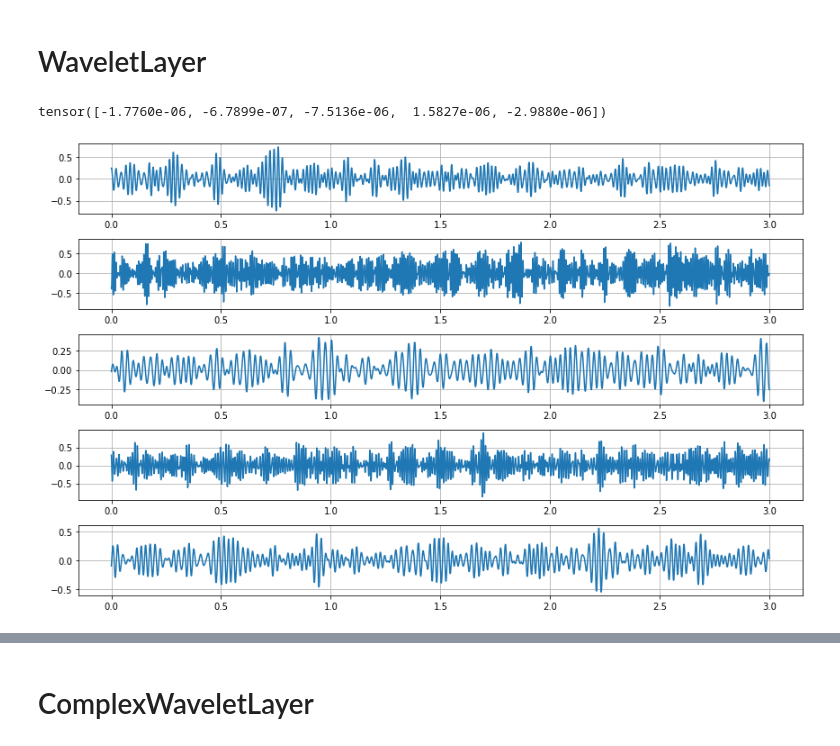
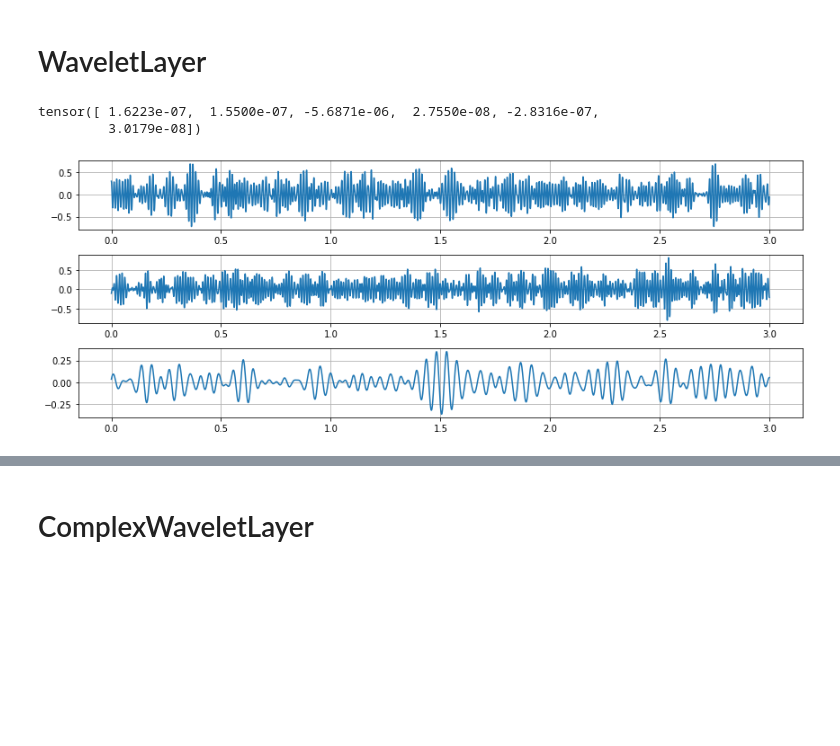
Before and after one commit to amvosk/adenvex, a Jupyter notebook: TemporalLayers2d.ipynb, the cells around one changed output, grey strips where cells are left out. Cells and saved outputs as stored; diff of their text form; code cells hidden in the pictures; blank space fills up the shorter version.

```diff
--- a/TemporalLayers2d.ipynb
+++ b/TemporalLayers2d.ipynb
@@ -52,7 +54,7 @@ scale = np.arange(x_numpy.shape[-1]) / srate
 fig, ax = plt.subplots(n_channels, 1, figsize=(12, 1.5*n_channels))
 for i in range(n_channels):
 
-    ax[i].plot(scale, y_numpy[i,0])
+    ax[i].plot(scale, y_numpy[i,i])
     ax[i].set_xlabel('')
     ax[i].set_ylabel('')
     ax[i].set_title('')
@@ -115,17 +117,18 @@ seed = 42
 torch.manual_seed(seed)
 
 srate = 1000
-n_channels = 5
+n_channels = 3
+n_filters = 6
 kernel_size = 251
-fmin_init = 10
-fmax_init = 150
+fmin_init = 20
+fmax_init = 100
 freq = None
 # bandwidth = None
 bandwidth = 0.4
-x = torch.randn(size=(n_channels, 1, 3000,))
+x = torch.randn(size=(1, n_channels, 3000,))
 
 sinc_hilbert = SincHilbertLayer2d(
-    n_channels=n_channels,
+    n_channels=n_filters,
     kernel_size=kernel_size,
     srate=srate,
     fmin_init=fmin_init,
@@ -138,7 +141,7 @@ sinc_hilbert = SincHilbertLayer2d(
 y_ = sinc_hilbert(x, return_filtered=True)
 y = sinc_hilbert(x)
 
-assert x.shape == y.shape
+# assert x.shape == y.shape
 y_.mean().backward()
 sinc_hilbert.coef_freq.grad
 # %% [output]
@@ -152,8 +156,8 @@ scale = np.arange(x_numpy.shape[-1]) / srate
 fig, ax = plt.subplots(n_channels, 1, figsize=(12, 1.5*n_channels))
 for i in range(n_channels):
 
-    ax[i].plot(scale, y_numpy_[i,0])
-    ax[i].plot(scale, y_numpy[i,0])
+    ax[i].plot(scale, y_numpy_[i,i])
+    ax[i].plot(scale, y_numpy[i,i])
     ax[i].set_xlabel('')
     ax[i].set_ylabel('')
     ax[i].set_title('')
@@ -218,17 +222,18 @@ seed = 42
 torch.manual_seed(seed)
 
 srate = 1000
-n_channels = 5
+n_channels = 3
+n_filters = 6
 kernel_size = 251
-fmin_init = 10
-fmax_init = 150
+fmin_init = 20
+fmax_init = 100
 freq = None
 # bandwidth = None
 bandwidth = 0.4
-x = torch.randn(size=(n_channels, 1, 3000,))
+x = torch.randn(size=(1, n_channels, 3000,))
 
 wavelet = WaveletLayer2d(
-    n_channels=n_channels,
+    n_channels=n_filters,
     kernel_size=kernel_size,
     srate=srate,
     fmin_init=fmin_init,
@@ -240,29 +245,30 @@ wavelet = WaveletLayer2d(
 
 y = wavelet(x)
 
-assert x.shape == y.shape
+# assert x.shape == y.shape
 y.mean().backward()
 wavelet.coef_freq.grad
 # %% [output]
-tensor([-1.7760e-06, -6.7899e-07, -7.5136e-06,  1.5827e-06, -2.9880e-06])
+tensor([ 1.6223e-07,  1.5500e-07, -5.6871e-06,  2.7550e-08, -2.8316e-07,
+         3.0179e-08])
 # %%
 x_numpy = x.numpy()
 y_numpy = y.detach().numpy()
 scale = np.arange(x_numpy.shape[-1]) / srate
 
 fig, ax = plt.subplots(n_channels, 1, figsize=(12, 1.5*n_channels))
 for i in range(n_channels):
 
-    ax[i].plot(scale, y_numpy[i,0])
+    ax[i].plot(scale, y_numpy[i,i])
     ax[i].set_xlabel('')
     ax[i].set_ylabel('')
     ax[i].set_title('')
     ax[i].grid(True)
 
 plt.tight_layout()
 plt.show()
 # %% [output]
-[figure, old version]
+[figure, new version]
 # %%
 freqs, bandwidth, freq_low, freq_high = wavelet._create_frequencies()
 filt = wavelet._create_filters(freqs, bandwidth).detach().numpy()
```
Also changed, not shown: parts of 10 cells of this notebook.
